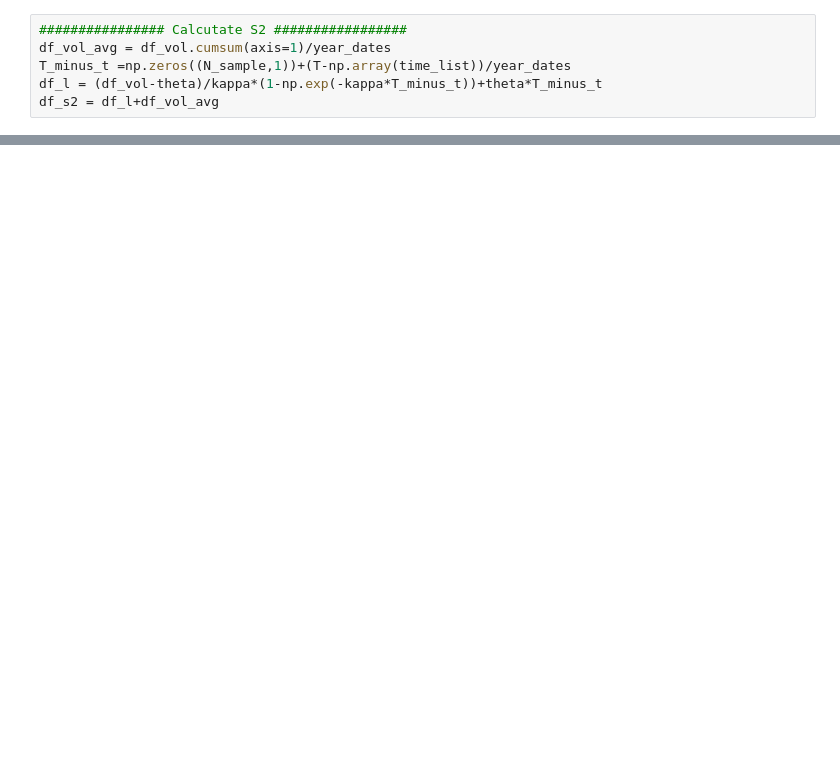
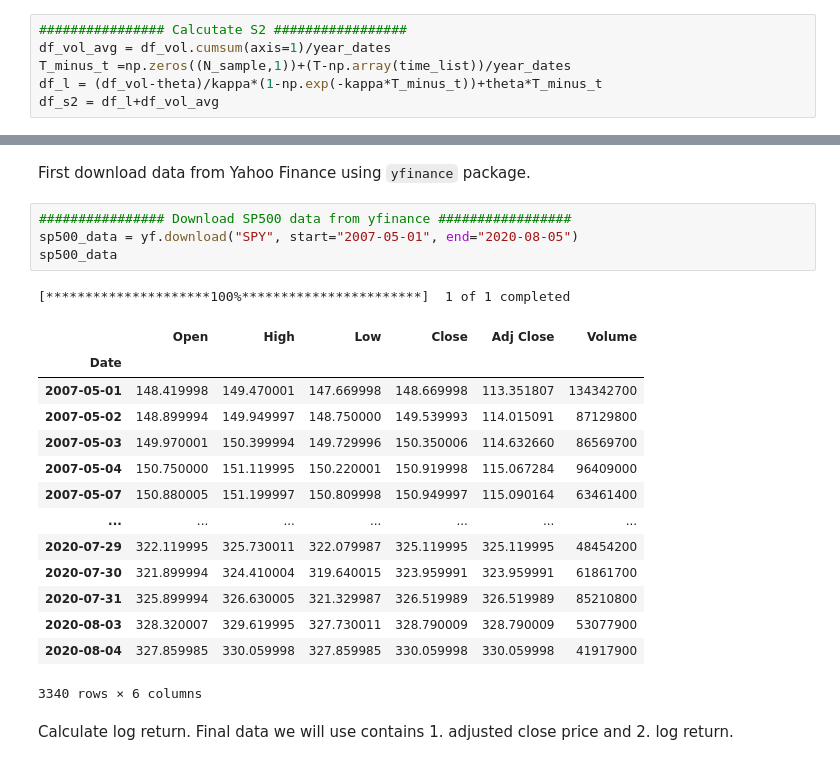
Before and after one commit to CindyLi-Ayi/FE-project, a Jupyter notebook: NSD_FinalProject_LiXinyi_YuYinjie.ipynb, the cells around one changed output, grey strips where cells are left out. Saved outputs shown, nothing was run; the diff lists cells and outputs as text; blank space fills up the shorter version.

```diff
--- a/NSD_FinalProject_LiXinyi_YuYinjie.ipynb
+++ b/NSD_FinalProject_LiXinyi_YuYinjie.ipynb
@@ -520,0 +908,24 @@ semi_recurrent_nn.fit(info_train, price_train, batch_size, n_epochs, info_val, p
+# %% [markdown]
+First download data from Yahoo Finance using `yfinance` package.
+# %%
+################ Download SP500 data from yfinance #################
+sp500_data = yf.download("SPY", start="2007-05-01", end="2020-08-05")
+sp500_data
+# %% [output]
+[*********************100%***********************]  1 of 1 completed
+|  | Open | High | Low | Close | Adj Close | Volume |
+| Date |  |  |  |  |  |  |
+| 2007-05-01 | 148.419998 | 149.470001 | 147.669998 | 148.669998 | 113.351807 | 134342700 |
+| 2007-05-02 | 148.899994 | 149.949997 | 148.750000 | 149.539993 | 114.015091 | 87129800 |
+| 2007-05-03 | 149.970001 | 150.399994 | 149.729996 | 150.350006 | 114.632660 | 86569700 |
+| 2007-05-04 | 150.750000 | 151.119995 | 150.220001 | 150.919998 | 115.067284 | 96409000 |
+| 2007-05-07 | 150.880005 | 151.199997 | 150.809998 | 150.949997 | 115.090164 | 63461400 |
+| ... | ... | ... | ... | ... | ... | ... |
+| 2020-07-29 | 322.119995 | 325.730011 | 322.079987 | 325.119995 | 325.119995 | 48454200 |
+| 2020-07-30 | 321.899994 | 324.410004 | 319.640015 | 323.959991 | 323.959991 | 61861700 |
+| 2020-07-31 | 325.899994 | 326.630005 | 321.329987 | 326.519989 | 326.519989 | 85210800 |
+| 2020-08-03 | 328.320007 | 329.619995 | 327.730011 | 328.790009 | 328.790009 | 53077900 |
+| 2020-08-04 | 327.859985 | 330.059998 | 327.859985 | 330.059998 | 330.059998 | 41917900 |
+3340 rows × 6 columns
+# %% [markdown]
+Calculate log return. Final data we will use contains 1. adjusted close price and 2. log return.
```
Also changed, not shown: parts of 86 cells of this notebook, 5 other files.
